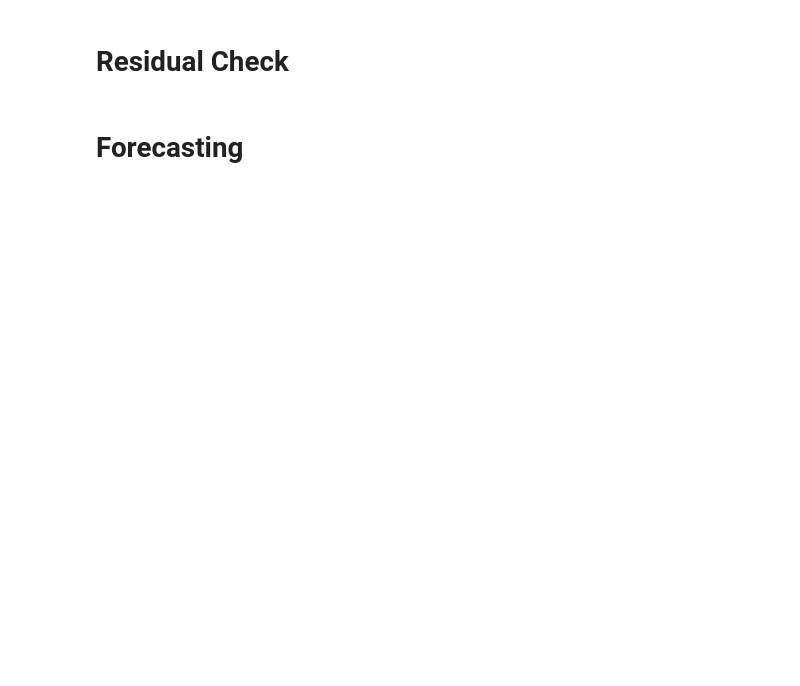
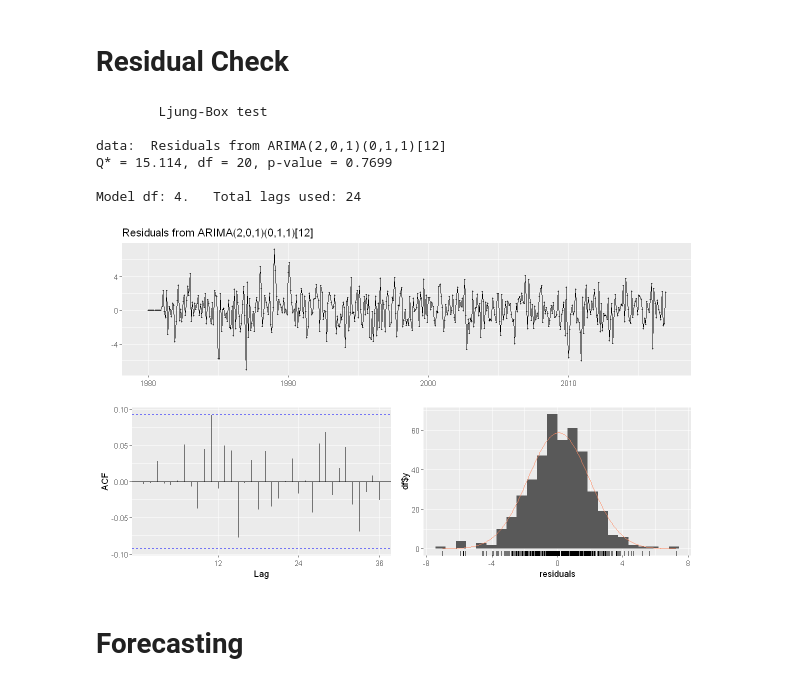
Before and after one commit to AndreasPalmgren/Sthlm-Temp-ARIMA, a Jupyter notebook: SthlmMeanTemperature.ipynb, the cells around one changed output. Saved outputs shown, nothing was run; the diff lists cells and outputs as text; code cells hidden in the pictures; blank space fills up the shorter version.

```diff
--- a/SthlmMeanTemperature.ipynb
+++ b/SthlmMeanTemperature.ipynb
@@ -246,7 +249,8 @@ grid <- grid %>% filter(k<=4)
 arima_search <- lapply(1:nrow(grid), function(i){
     mdl <- NULL
     mdl <- try(arima(train, order=c(grid$p[i], 0, grid$q[i]),
-                     seasonal=list(order=c(grid$P[i], 1, grid$Q[i]), period=12)))
+                     seasonal=list(order=c(grid$P[i], 1, grid$Q[i]), period=12),
+                     optim.control = list(maxit = 1000)))
 
     aic_scores <- data.frame(p = grid$p[i], d=0, q=grid$q[i], P=grid$P[i], D=1, Q=grid$Q[i], AIC = mdl$aic)
 }) %>% bind_rows() %>% arrange(AIC)
@@ -265,8 +296,16 @@ checkresiduals(mdl)
 # %% [markdown]
 # Residual Check
 # %%
-mdl <- arima(train, order = c(1, 0, 0), seasonal=list(order=c(1,1,2)))
+mdl <- arima(train, order = c(2, 0, 1), seasonal=list(order=c(0,1,1)), optim.control = list(maxit = 1000))
 checkresiduals(mdl)
+# %% [output]
+        Ljung-Box test
+
+data:  Residuals from ARIMA(2,0,1)(0,1,1)[12]
+Q* = 15.114, df = 20, p-value = 0.7699
+
+Model df: 4.   Total lags used: 24
+[figure, added]
 # %%
 Box.test(mdl$residuals)
 # %%
```
Also changed, not shown: parts of 30 cells of this notebook.
